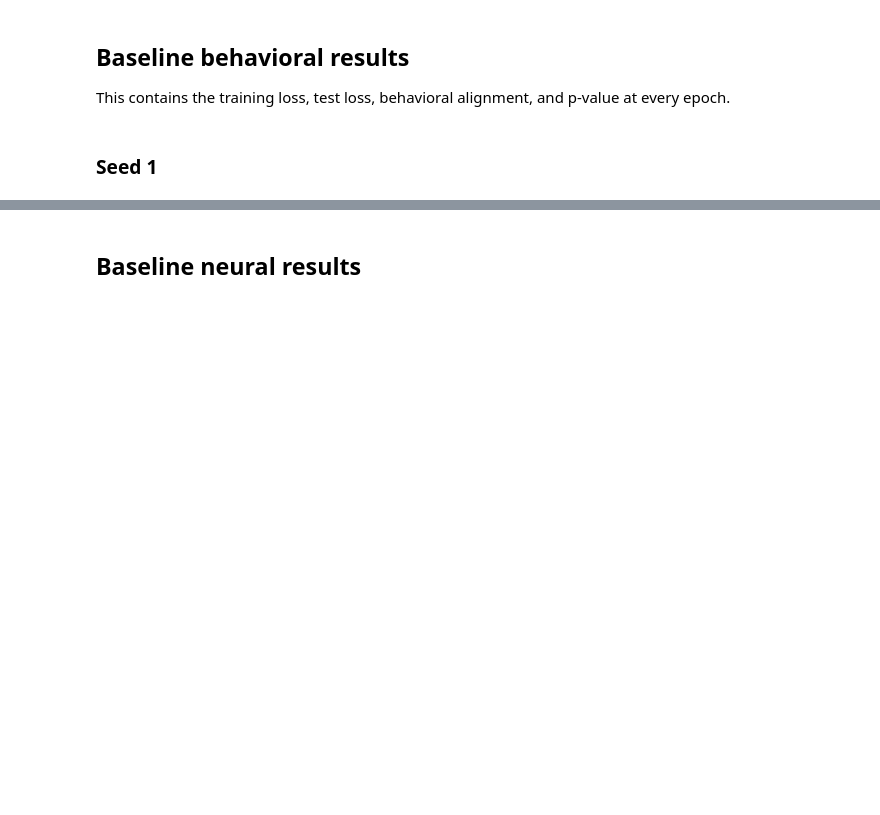
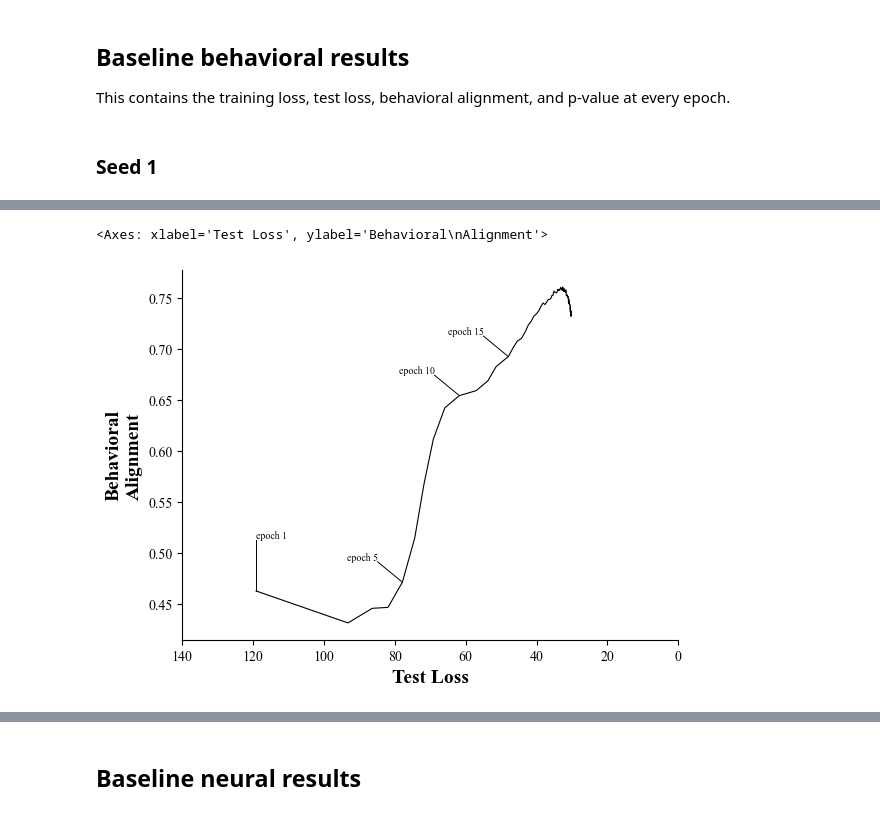
Before and after one commit to marrenj/cvpr_perturbations, a Jupyter notebook: notebooks/analysis_training_results.ipynb, the cells around one changed output, grey strips where cells are left out. Saved outputs shown, nothing was run; the diff lists cells and outputs as text; code cells hidden in the pictures; blank space fills up the shorter version.

```diff
--- a/notebooks/analysis_training_results.ipynb
+++ b/notebooks/analysis_training_results.ipynb
@@ -101,0 +71,5 @@ plt.show()
+# %%
+plot_behavior_vs_loss(baseline_seed2_df)
+# %% [output]
+<Axes: xlabel='Test Loss', ylabel='Behavioral\nAlignment'>
+[figure, added]
```
Also changed, not shown: parts of 10 cells of this notebook, 6 other files.
